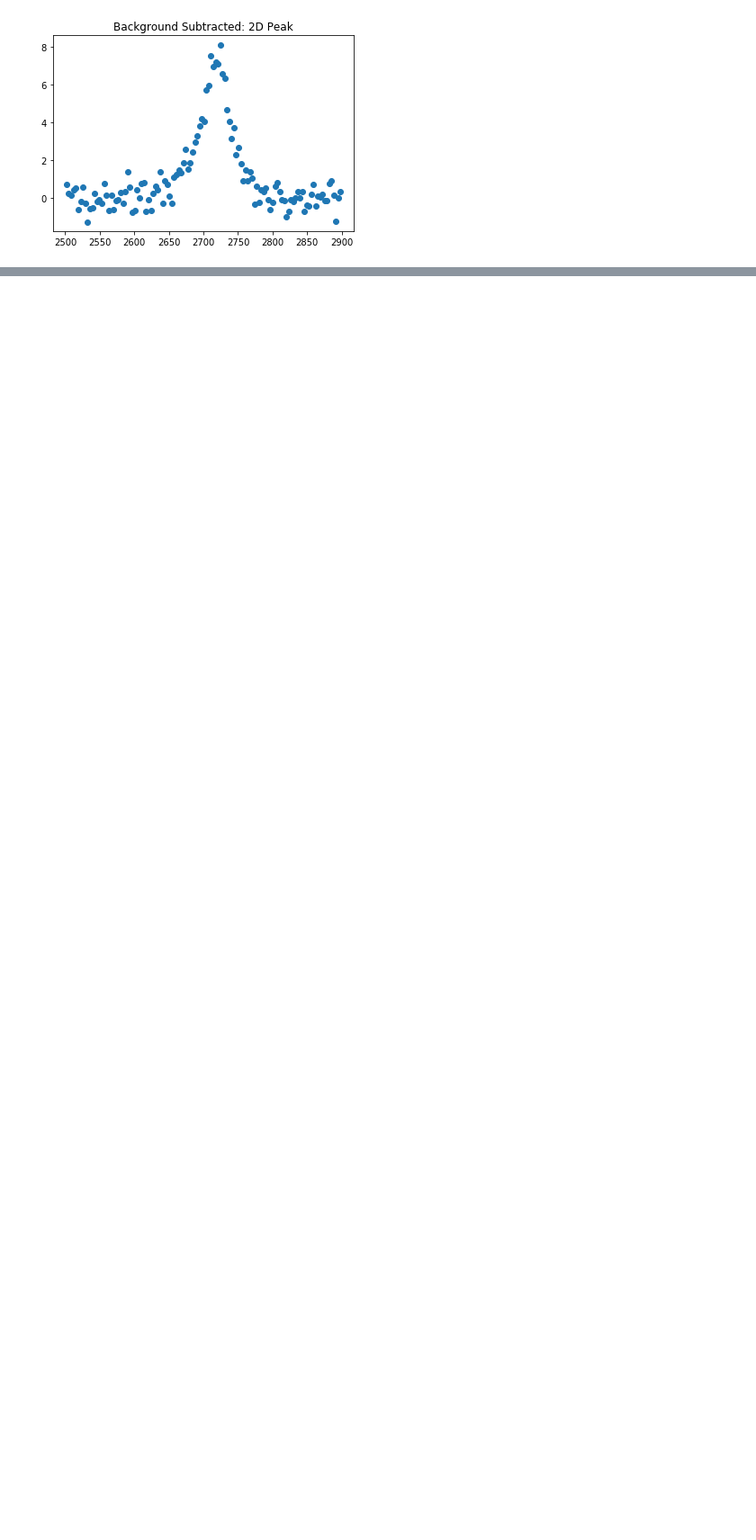
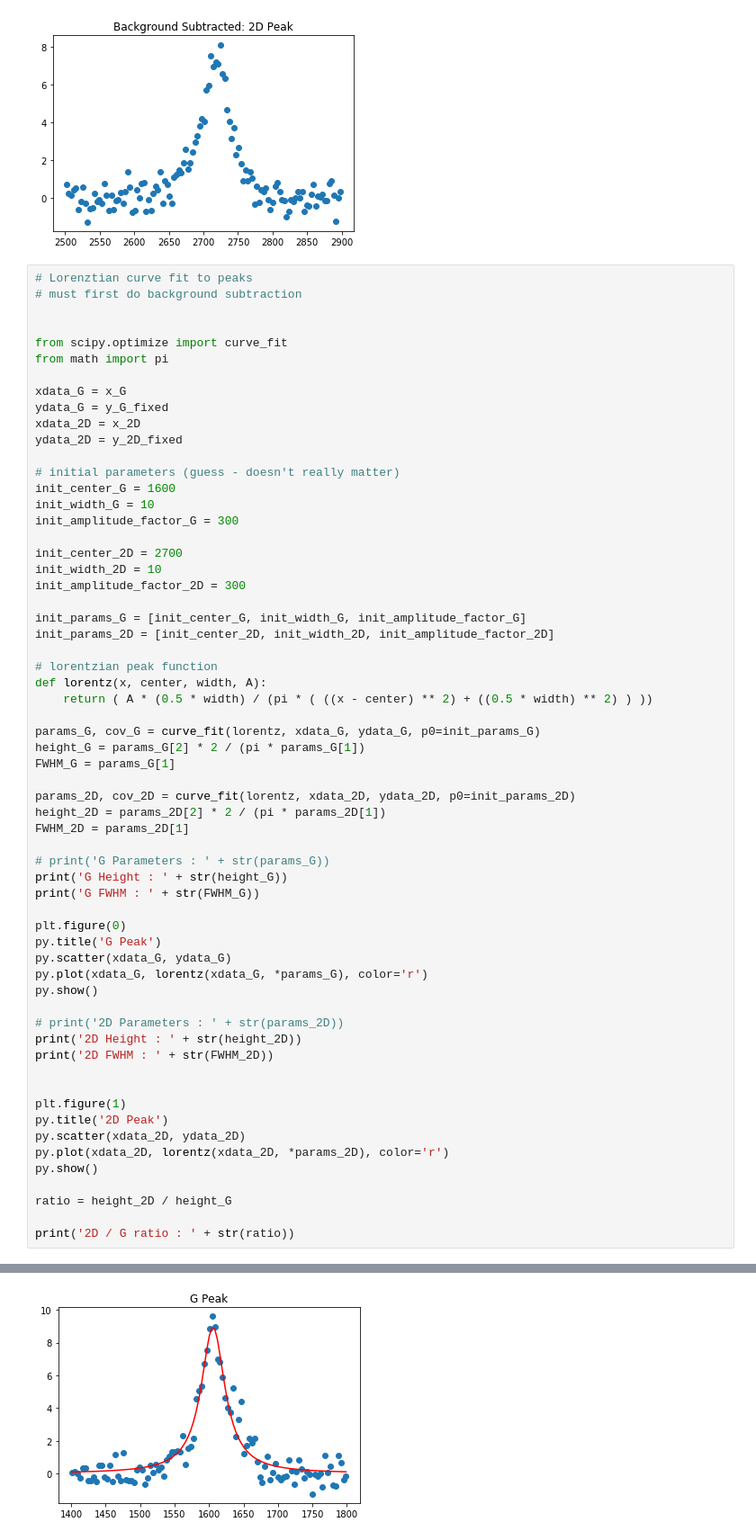
Before and after one commit to alexanderbarrett/Graphene, a Jupyter notebook: back_sub_curve_fitting.ipynb, the cells around one changed output, grey strips where cells are left out. Shown: that part at 90% size. Saved outputs shown, nothing was run; the diff lists cells and outputs as text; blank space fills up the shorter version.

Commit message:
added curve fitting code to back_sub...

```diff
--- a/back_sub_curve_fitting.ipynb
+++ b/back_sub_curve_fitting.ipynb
@@ -246,3 +246,65 @@ py.show()
 [figure]
 [figure]
 [figure]
+# %%
+# Lorenztian curve fit to peaks
+# must first do background subtraction
+
+
+from scipy.optimize import curve_fit
+from math import pi
+
+xdata_G = x_G
+ydata_G = y_G_fixed
+xdata_2D = x_2D
+ydata_2D = y_2D_fixed
+
+# initial parameters (guess - doesn't really matter)
+init_center_G = 1600
+init_width_G = 10
+init_amplitude_factor_G = 300
+
+init_center_2D = 2700
+init_width_2D = 10
+init_amplitude_factor_2D = 300
+
+init_params_G = [init_center_G, init_width_G, init_amplitude_factor_G]
+init_params_2D = [init_center_2D, init_width_2D, init_amplitude_factor_2D]
+
+# lorentzian peak function
+def lorentz(x, center, width, A):
+    return ( A * (0.5 * width) / (pi * ( ((x - center) ** 2) + ((0.5 * width) ** 2) ) ))
+
+params_G, cov_G = curve_fit(lorentz, xdata_G, ydata_G, p0=init_params_G)
+height_G = params_G[2] * 2 / (pi * params_G[1])
+FWHM_G = params_G[1]
+
+params_2D, cov_2D = curve_fit(lorentz, xdata_2D, ydata_2D, p0=init_params_2D)
+height_2D = params_2D[2] * 2 / (pi * params_2D[1])
+FWHM_2D = params_2D[1]
+
+# print('G Parameters : ' + str(params_G))
+print('G Height : ' + str(height_G))
+print('G FWHM : ' + str(FWHM_G))
+
+plt.figure(0)
+py.title('G Peak')
+py.scatter(xdata_G, ydata_G)
+py.plot(xdata_G, lorentz(xdata_G, *params_G), color='r')
+py.show()
+
+# print('2D Parameters : ' + str(params_2D))
+print('2D Height : ' + str(height_2D))
+print('2D FWHM : ' + str(FWHM_2D))
+
+
+plt.figure(1)
+py.title('2D Peak')
+py.scatter(xdata_2D, ydata_2D)
+py.plot(xdata_2D, lorentz(xdata_2D, *params_2D), color='r')
+py.show()
+
+ratio = height_2D / height_G
+
+print('2D / G ratio : ' + str(ratio))
+# %% [output]
@@ -248,0 +313 @@ py.show()
+[figure, added]
```
Also changed, not shown: parts of 1 cell of this notebook, 1 other file.
